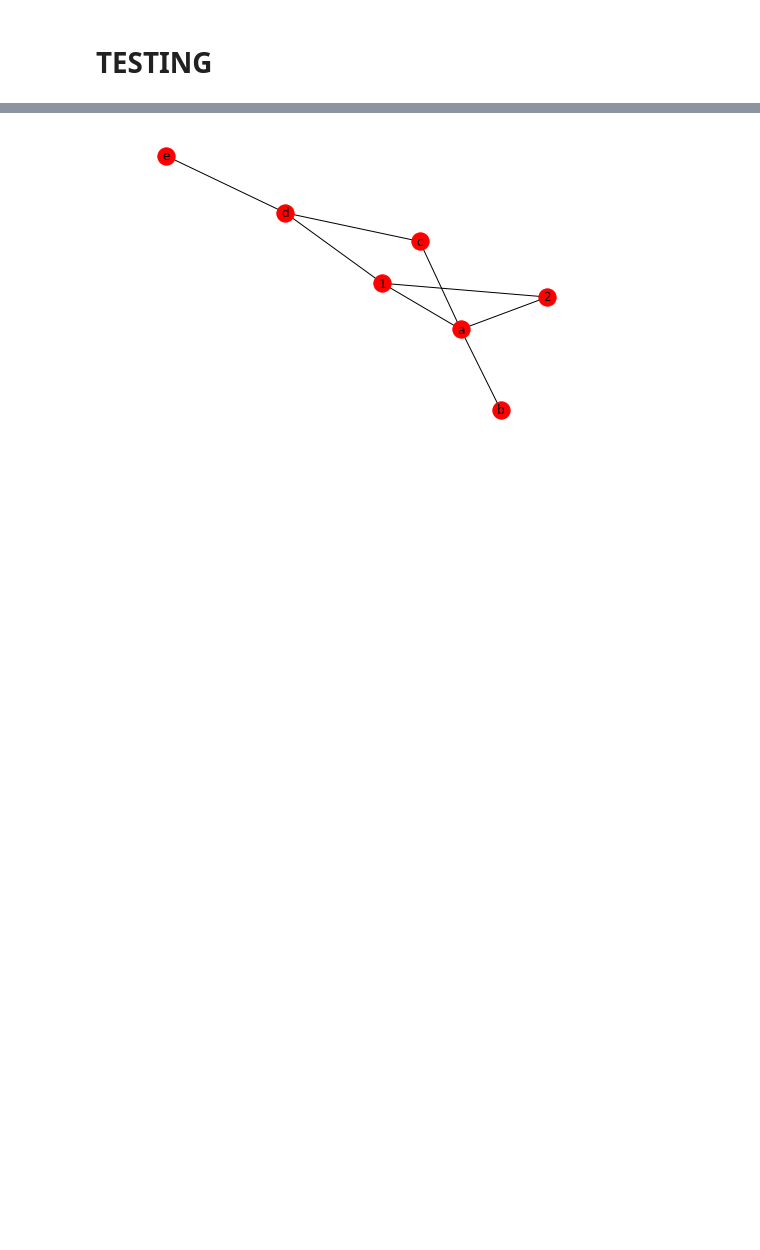
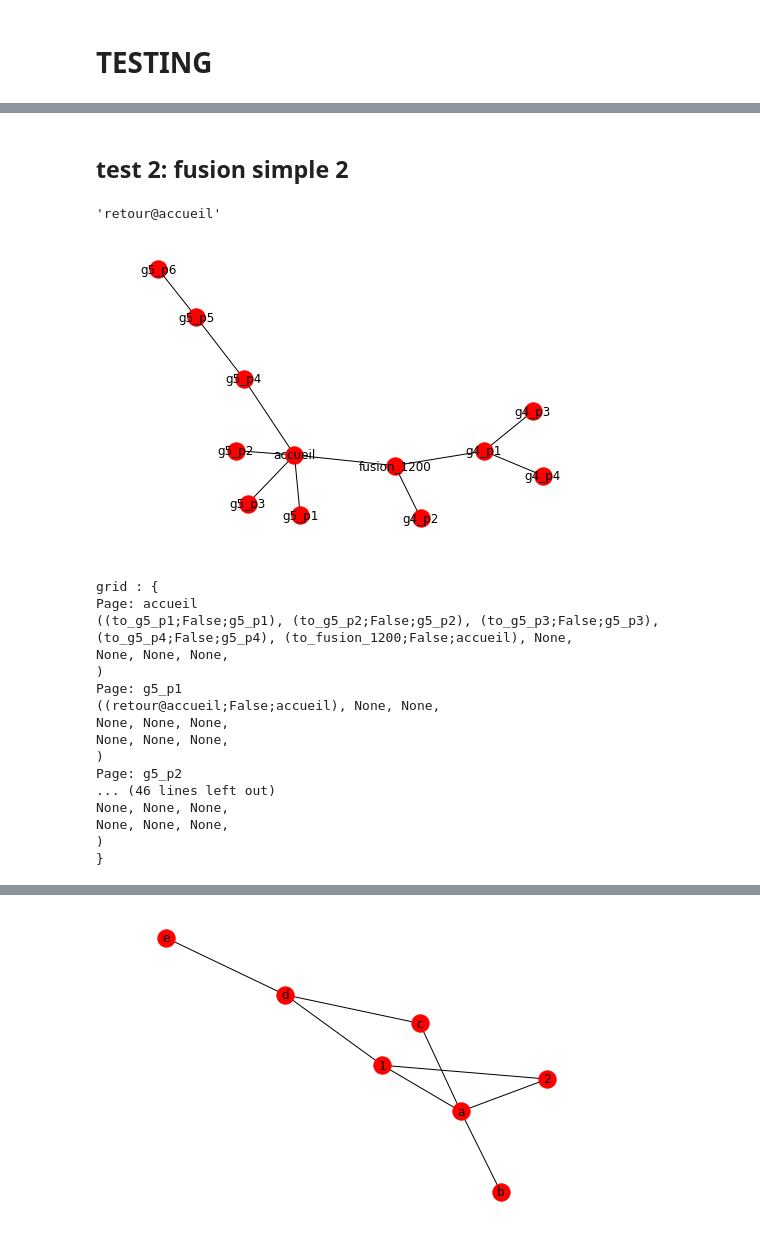
Before and after one commit to CarlosVargasF/grid_generation, a Jupyter notebook: gen_init.ipynb, the cells around one changed output, grey strips where cells are left out. Cells and saved outputs as stored; diff of their text form; code cells hidden in the pictures; blank space fills up the shorter version.

```diff
--- a/gen_init.ipynb
+++ b/gen_init.ipynb
@@ -303,0 +500,62 @@ None, None, None,
+# %% [markdown]
+## test 2: fusion simple 2
+# %%
+c_v = [["je", 0, 1], ["vouloir", 0, 0], ["quoi", 1, 1], ["pourquoi", 1, 0], ["h", 0, 2]]
+g4 = Grid(3,3, c_v)
+# print(g)
+np5 = g4.add_new_page('g4_p1')
+np6 = g4.add_new_page('g4_p2')
+np7 = g4.add_new_page('g4_p3')
+np8 = g4.add_new_page('g4_p4')
+np5.add_word('hello', dest=np7)
+np5.add_word('hello', dest=np8)
+# np2 = g1.add_new_page('g1_p2')
+g4.add_word_in_root('to_g4_p1', dest=np5)
+g4.add_word_in_root('to_g4_p2', dest=np6)
+# np.add_word('HI', False, np2)
+np5.add_word('retour@accueil', False, g4.get_page('accueil'))
+np6.add_word('retour@accueil', False, g4.get_page('accueil'))
+
+
+g5 = Grid(3,3, [])
+np9 = g5.add_new_page('g5_p1')
+np10 = g5.add_new_page('g5_p2')
+np11 = g5.add_new_page('g5_p3')
+np12 = g5.add_new_page('g5_p4')
+np13 = g5.add_new_page('g5_p5')
+np14 = g5.add_new_page('g5_p6')
+g5.add_word_in_root('to_g5_p1', dest=np9)
+g5.add_word_in_root('to_g5_p2', dest=np10)
+g5.add_word_in_root('to_g5_p3', dest=np11)
+g5.add_word_in_root('to_g5_p4', dest=np12)
+np12.add_word('hello', dest=np13)
+np13.add_word('hello', dest=np14)
+np9.add_word('retour@accueil', False, g5.get_page('accueil'))
+np10.add_word('retour@accueil', False, g5.get_page('accueil'))
+np11.add_word('retour@accueil', False, g5.get_page('accueil'))
+np12.add_word('retour@accueil', False, g5.get_page('accueil'))
+# %% [output]
+'retour@accueil'
+# %%
+g6=g5.fusion_with(g4)
+g6.to_graph()
+print(g6)
+# %% [output]
+[figure, added]
+grid : {
+Page: accueil
+((to_g5_p1;False;g5_p1), (to_g5_p2;False;g5_p2), (to_g5_p3;False;g5_p3),
+(to_g5_p4;False;g5_p4), (to_fusion_1200;False;accueil), None,
+None, None, None,
+)
+Page: g5_p1
+((retour@accueil;False;accueil), None, None,
+None, None, None,
+None, None, None,
+)
+Page: g5_p2
+... (46 lines left out)
+None, None, None,
+None, None, None,
+)
+}
```
Also changed, not shown: parts of 24 cells of this notebook.
